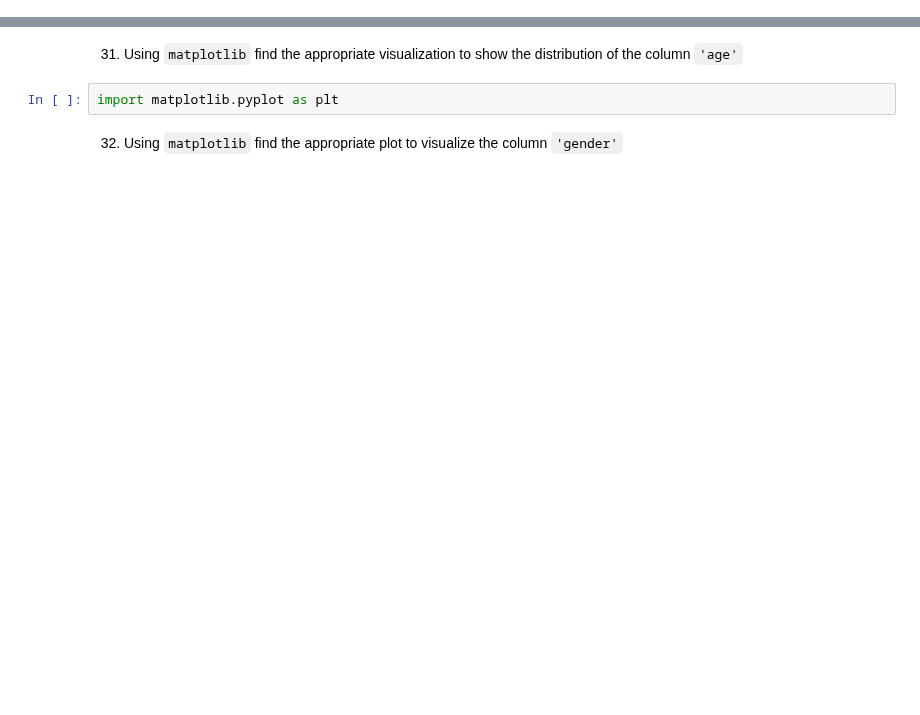
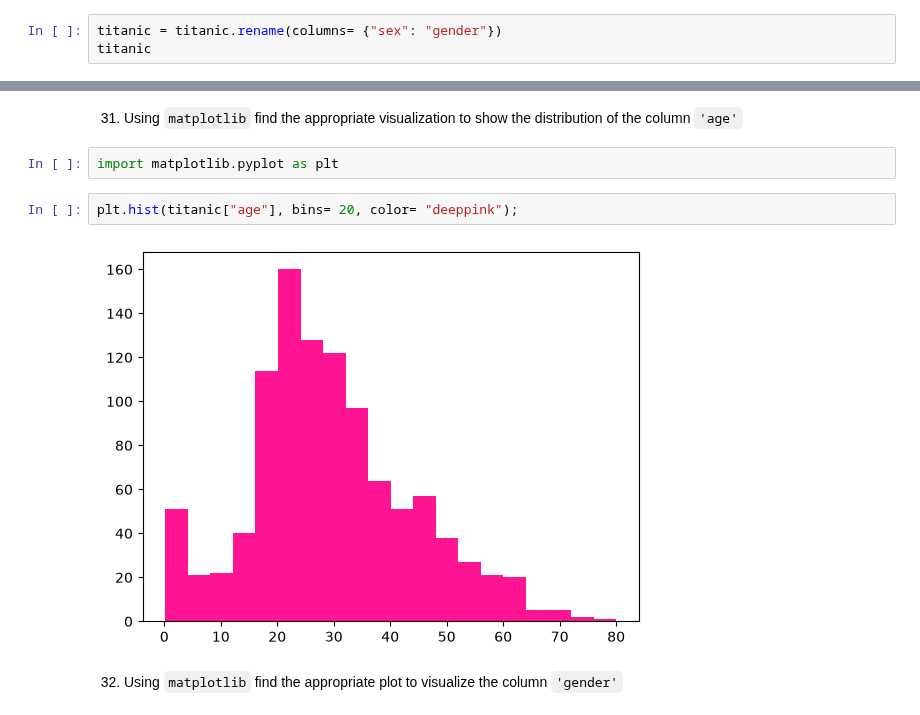
Before and after one commit to ngo20428/2026-10-BILBAO-FT-Data-Science, a Jupyter notebook: 2-Data_Analysis/2-Pandas/Practica/7-Titanic/Titanic-exercise_ngo.ipynb, the cells around one changed output, grey strips where cells are left out. Saved outputs shown, nothing was run; the diff lists cells and outputs as text; blank space fills up the shorter version.

```diff
--- a/2-Data_Analysis/2-Pandas/Practica/7-Titanic/Titanic-exercise_ngo.ipynb
+++ b/2-Data_Analysis/2-Pandas/Practica/7-Titanic/Titanic-exercise_ngo.ipynb
@@ -251,2 +304,5 @@ import random
 # %% [markdown]
 14. Rename the column `"sex"` to `"gender"` and filter the `titanic` dataframe with the boolean array, call it `woman_titanic`
+# %%
+titanic = titanic.rename(columns= {"sex": "gender"})
+titanic
@@ -308,5 +569,9 @@ Hint: There were two people with the same name, who?
 31. Using `matplotlib` find the appropriate visualization to show the distribution of the column `'age'`
 # %%
 import matplotlib.pyplot as plt
+# %%
+plt.hist(titanic["age"], bins= 20, color= "deeppink");
+# %% [output]
+[figure, added]
 # %% [markdown]
 32. Using `matplotlib` find the appropriate plot to visualize the column `'gender'`
```
Also changed, not shown: parts of 35 cells of this notebook, 8 other files.
